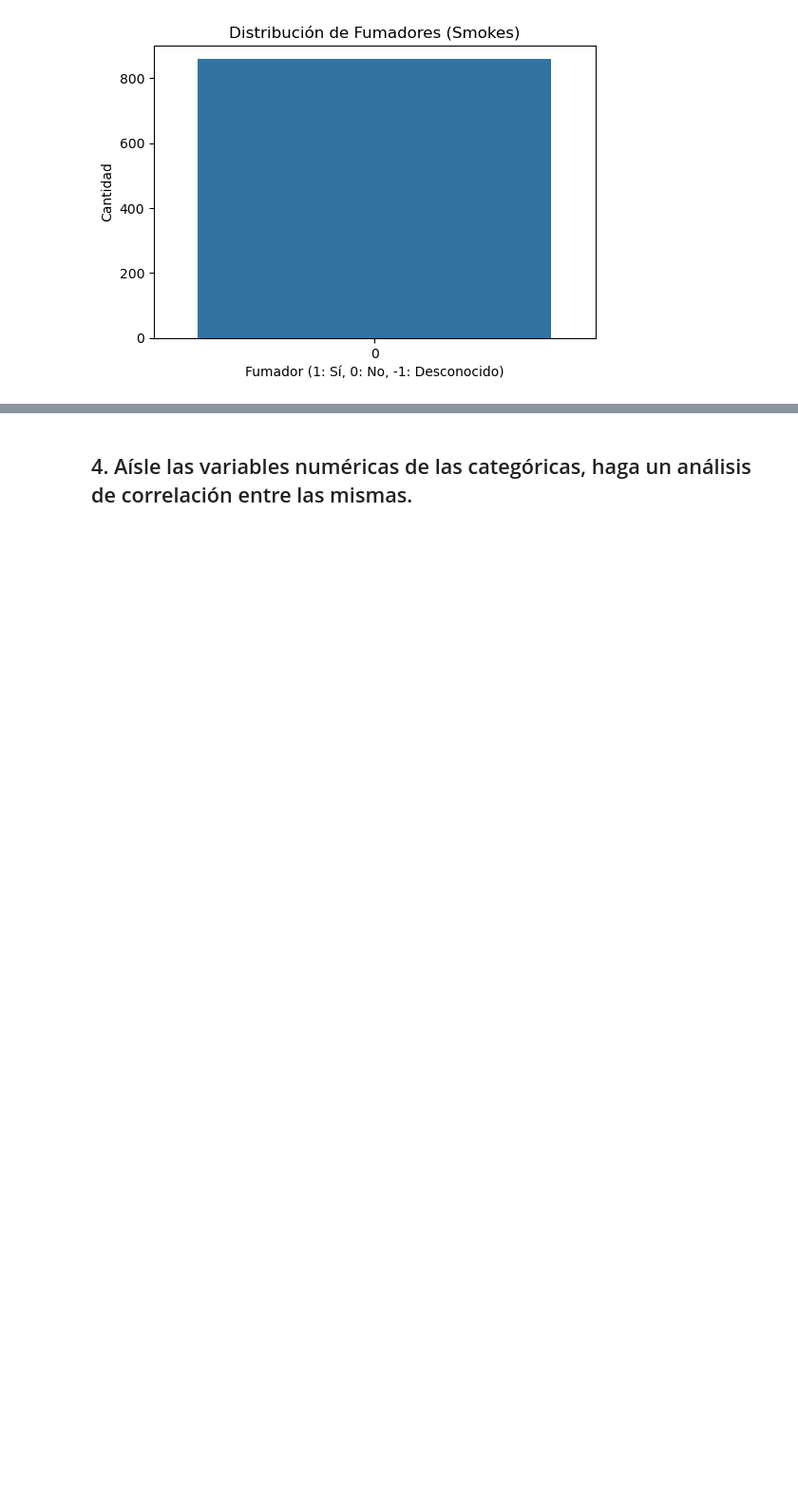
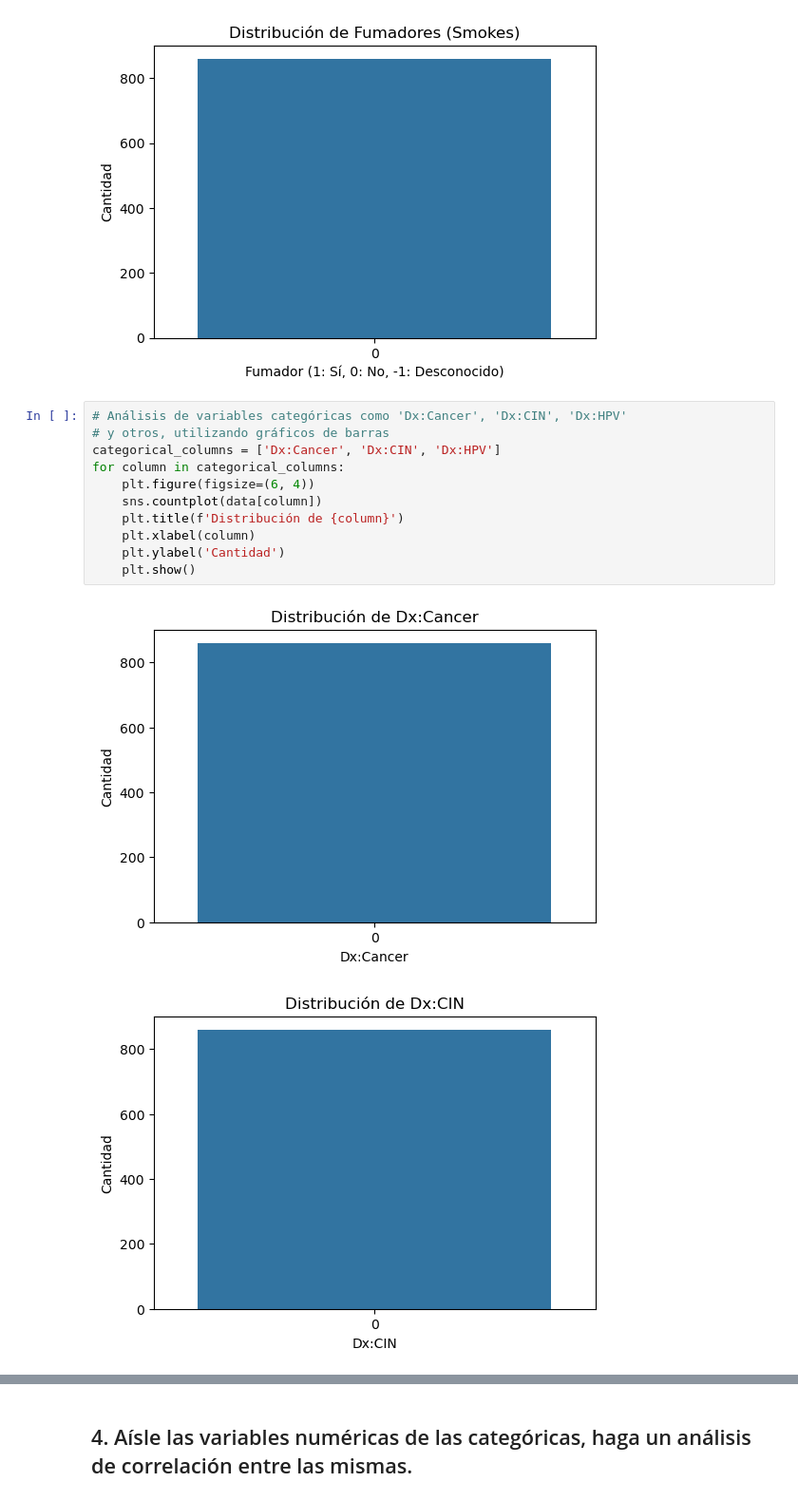
Before and after one commit to fredyvelasquezgt/Lab-1-DS, a Jupyter notebook: test.ipynb, the cells around one changed output, grey strips where cells are left out. Shown: that part at 95% size. Cells and saved outputs as stored; diff of their text form; blank space fills up the shorter version.

```diff
--- a/test.ipynb
+++ b/test.ipynb
@@ -100,3 +118,17 @@ plt.ylabel('Cantidad')
 plt.show()
 # %% [output]
 [figure]
+# %%
+# Análisis de variables categóricas como 'Dx:Cancer', 'Dx:CIN', 'Dx:HPV'
+# y otros, utilizando gráficos de barras
+categorical_columns = ['Dx:Cancer', 'Dx:CIN', 'Dx:HPV']
+for column in categorical_columns:
+    plt.figure(figsize=(6, 4))
+    sns.countplot(data[column])
+    plt.title(f'Distribución de {column}')
+    plt.xlabel(column)
+    plt.ylabel('Cantidad')
+    plt.show()
+# %% [output]
+[figure, added]
+[figure, added]
```
Also changed, not shown: parts of 2 cells of this notebook.
